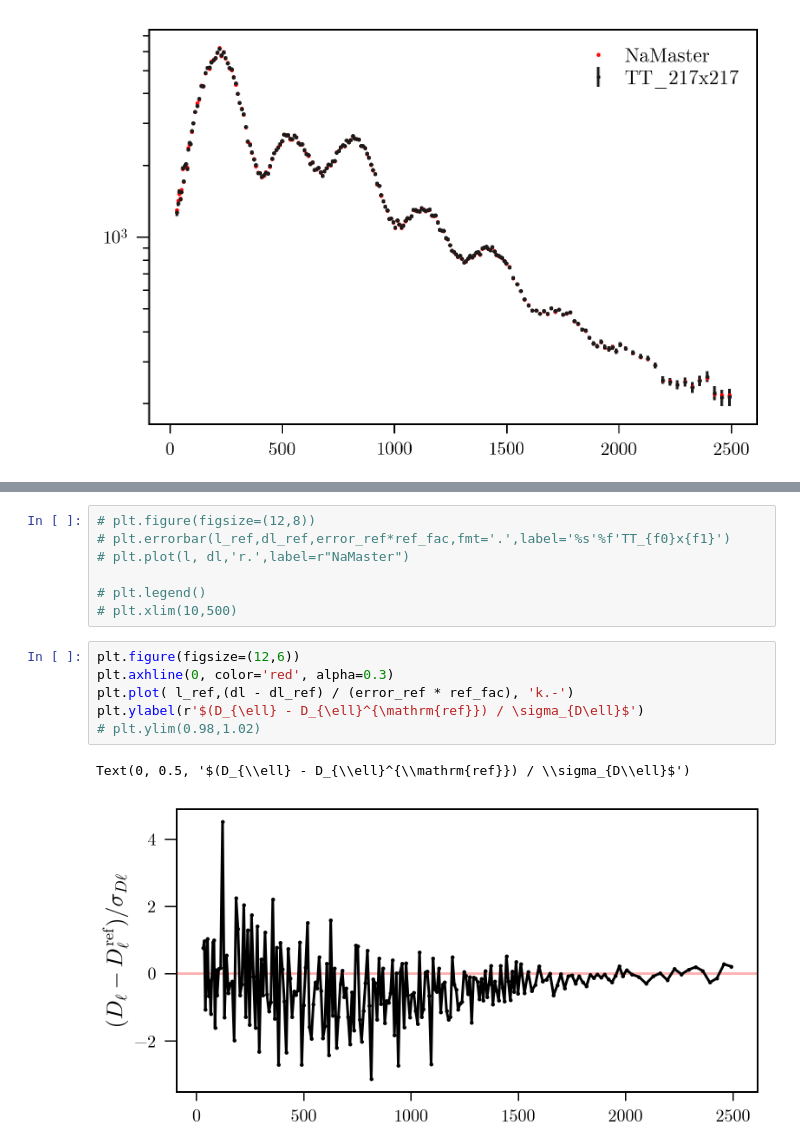
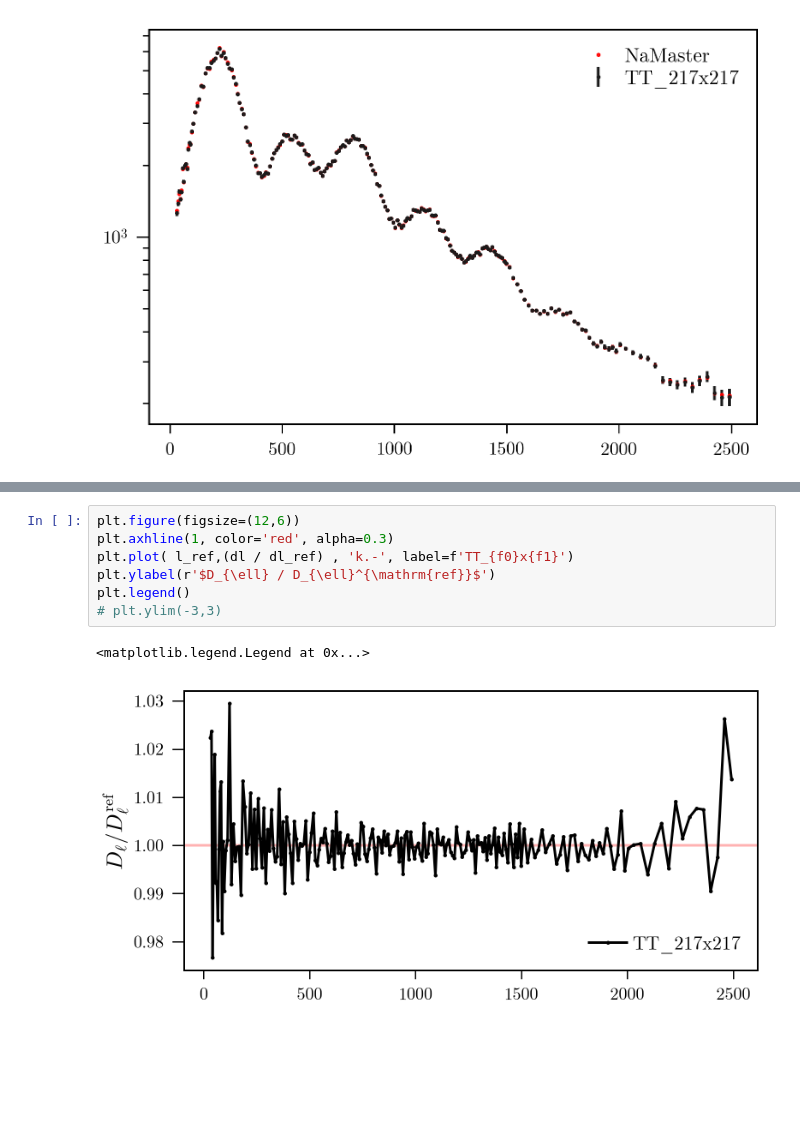
Before and after one commit to xzackli/PSpipe, a Jupyter notebook: project/Planck/Example 1. Cross Spectra.ipynb, the cells around one changed output, grey strips where cells are left out. Drawn from its saved outputs; the diff is of its cells as text; blank space fills up the shorter version.

```diff
--- a/project/Planck/Example 1. Cross Spectra.ipynb
+++ b/project/Planck/Example 1. Cross Spectra.ipynb
@@ -148,16 +151,10 @@ Text(0.5, 0, '$\\ell$')
 # %%
-# plt.figure(figsize=(12,8))
-# plt.errorbar(l_ref,dl_ref,error_ref*ref_fac,fmt='.',label='%s'%f'TT_{f0}x{f1}')
-# plt.plot(l, dl,'r.',label=r"NaMaster")
-
-# plt.legend()
-# plt.xlim(10,500)
+plt.figure(figsize=(12,6))
+plt.axhline(1, color='red', alpha=0.3)
+plt.plot( l_ref,(dl / dl_ref) , 'k.-', label=f'TT_{f0}x{f1}')
+plt.ylabel(r'$D_{\ell} / D_{\ell}^{\mathrm{ref}}$')
+plt.legend()
+# plt.ylim(-3,3)
+# %% [output]
+<matplotlib.legend.Legend at 0x...>
+[figure, added]
-# %%
-plt.figure(figsize=(12,6))
-plt.axhline(0, color='red', alpha=0.3)
-plt.plot( l_ref,(dl - dl_ref) / (error_ref * ref_fac), 'k.-')
-plt.ylabel(r'$(D_{\ell} - D_{\ell}^{\mathrm{ref}}) / \sigma_{D\ell}$')
-# plt.ylim(0.98,1.02)
-# %% [output]
-Text(0, 0.5, '$(D_{\\ell} - D_{\\ell}^{\\mathrm{ref}}) / \\sigma_{D\\ell}$')
-[figure, removed]
```
Also changed, not shown: parts of 19 cells of this notebook.
